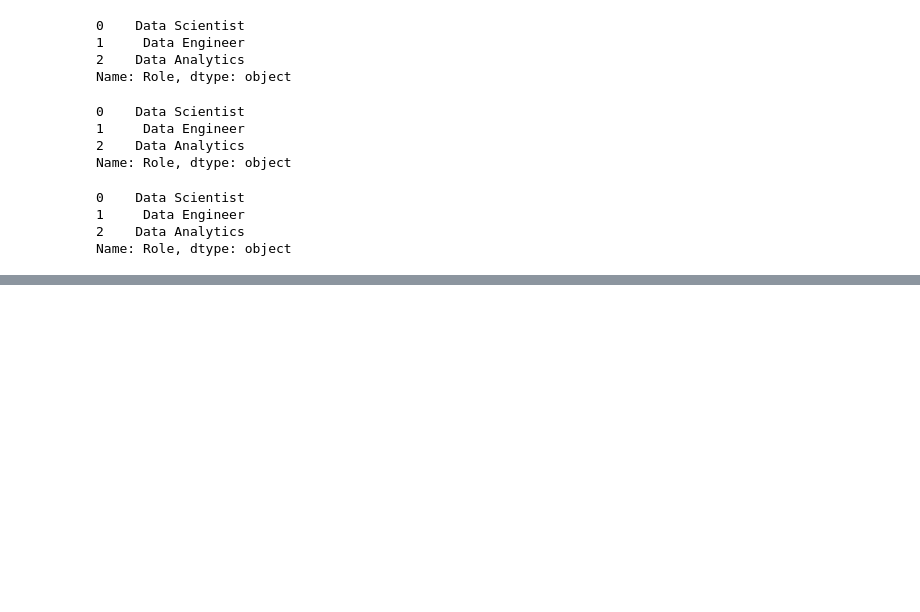
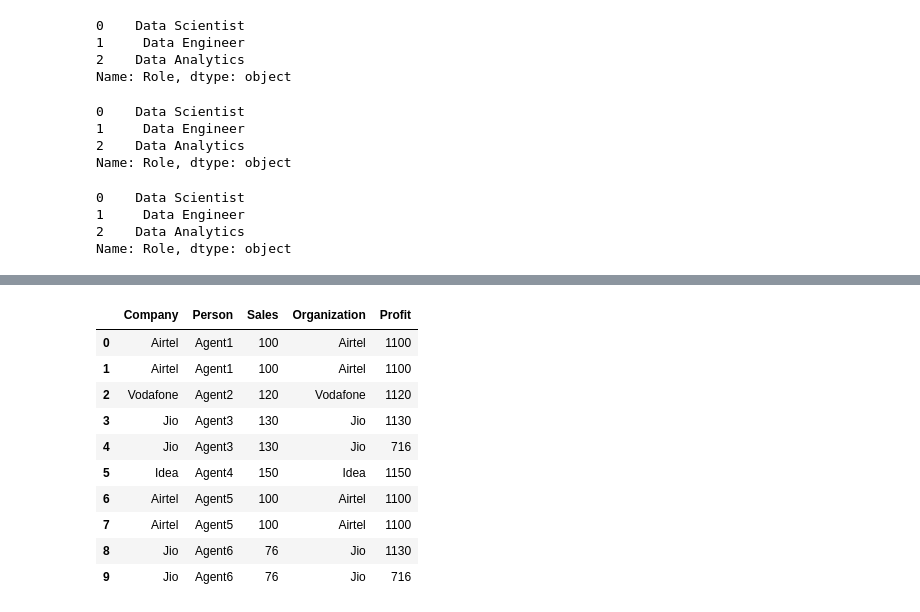
Before and after one commit to Nehankur1/PythonPandas, a Jupyter notebook: PythonPandas.ipynb, the cells around one changed output, grey strips where cells are left out. Saved outputs shown, nothing was run; the diff lists cells and outputs as text; code cells hidden in the pictures; blank space fills up the shorter version.

```diff
--- a/PythonPandas.ipynb
+++ b/PythonPandas.ipynb
@@ -100,0 +203,9 @@ df[df['Z']>0]
+# %%
+#Applying Groupby on dataframe
+data2= {
+    'Company': ["Airtel","Vodafone","Jio","Idea","Airtel","Jio"],
+     'Person': ["Agent1","Agent2","Agent3","Agent4","Agent5","Agent6"],
+     'Sales' : [100,120,130,150,100,76]
+}
+df2=pd.DataFrame(data2)
+df2
@@ -100,0 +232,8 @@ df[df['Z']>0]
+# %%
+#Joins
+data3= {
+    'Organization': ["Airtel","Vodafone","Jio","Idea","Airtel","Jio"],
+     'Profit' : [1100,1120,1130,1150,1100,716]
+}
+df4 = pd.DataFrame(data3)
+df4
@@ -100,0 +248,15 @@ df[df['Z']>0]
+# %%
+df5 = df2.merge(df4, how='left', left_on=['Company'], right_on=['Organization'])
+df5
+# %% [output]
+|  | Company | Person | Sales | Organization | Profit |
+| 0 | Airtel | Agent1 | 100 | Airtel | 1100 |
+| 1 | Airtel | Agent1 | 100 | Airtel | 1100 |
+| 2 | Vodafone | Agent2 | 120 | Vodafone | 1120 |
+| 3 | Jio | Agent3 | 130 | Jio | 1130 |
+| 4 | Jio | Agent3 | 130 | Jio | 716 |
+| 5 | Idea | Agent4 | 150 | Idea | 1150 |
+| 6 | Airtel | Agent5 | 100 | Airtel | 1100 |
+| 7 | Airtel | Agent5 | 100 | Airtel | 1100 |
+| 8 | Jio | Agent6 | 76 | Jio | 1130 |
+| 9 | Jio | Agent6 | 76 | Jio | 716 |
```
Also changed, not shown: parts of 32 cells of this notebook.
